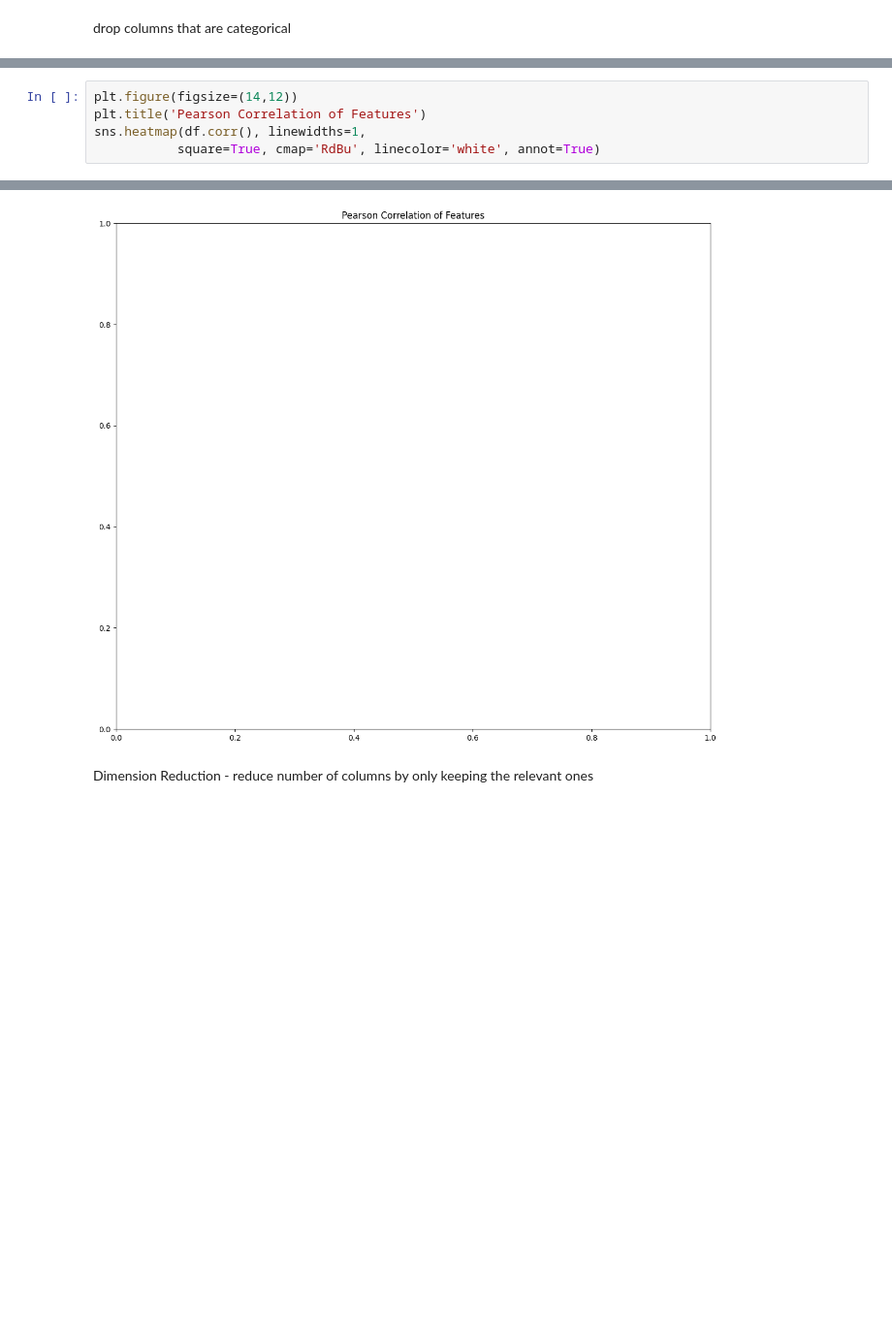
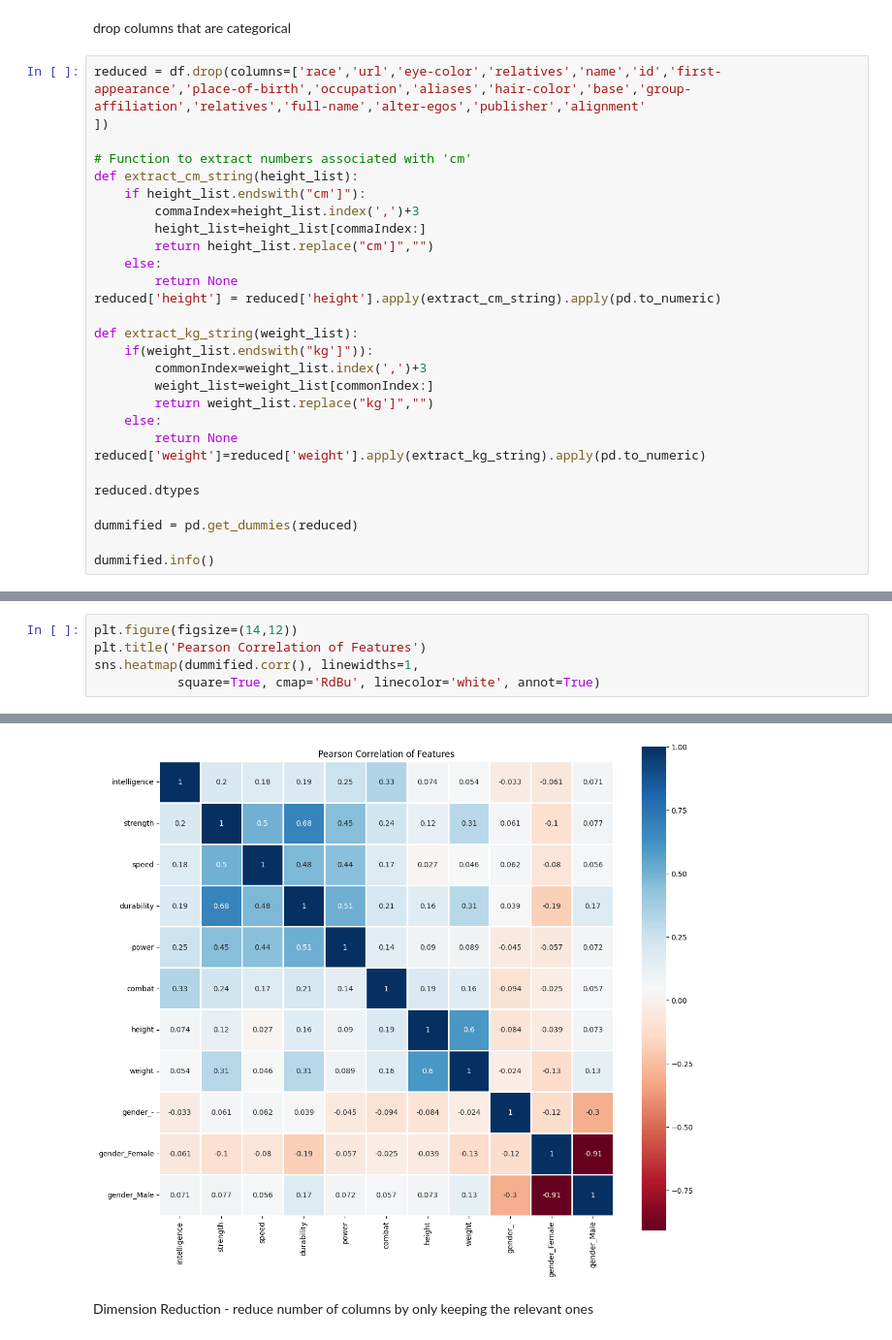
Before and after one commit to chu-david/ecc_dataScience, a Jupyter notebook: 6.dummy.ipynb, the cells around one changed output, grey strips where cells are left out. Shown at 97% size. Saved outputs shown, nothing was run; the diff lists cells and outputs as text; blank space fills up the shorter version.

```diff
--- a/6.dummy.ipynb
+++ b/6.dummy.ipynb
@@ -24,3 +24,31 @@ df = pd.read_csv("assets/superheroes_data.csv", encoding='latin-1')
 5 rows × 26 columns
 # %% [markdown]
 drop columns that are categorical
+# %%
+reduced = df.drop(columns=['race','url','eye-color','relatives','name','id','first-appearance','place-of-birth','occupation','aliases','hair-color','base','group-affiliation','relatives','full-name','alter-egos','publisher','alignment'
+])
+
+# Function to extract numbers associated with 'cm'
+def extract_cm_string(height_list):
+    if height_list.endswith("cm']"):
+        commaIndex=height_list.index(',')+3
+        height_list=height_list[commaIndex:]
+        return height_list.replace("cm']","")
+    else:
+        return None
+reduced['height'] = reduced['height'].apply(extract_cm_string).apply(pd.to_numeric)
+
+def extract_kg_string(weight_list):
+    if(weight_list.endswith("kg']")):
+        commonIndex=weight_list.index(',')+3
+        weight_list=weight_list[commonIndex:]
+        return weight_list.replace("kg']","")
+    else:
+        return None
+reduced['weight']=reduced['weight'].apply(extract_kg_string).apply(pd.to_numeric)
+
+reduced.dtypes
+
+dummified = pd.get_dummies(reduced)
+
+dummified.info()
@@ -27,6 +74,6 @@ drop columns that are categorical
 # %%
 plt.figure(figsize=(14,12))
 plt.title('Pearson Correlation of Features')
-sns.heatmap(df.corr(), linewidths=1,
+sns.heatmap(dummified.corr(), linewidths=1,
            square=True, cmap='RdBu', linecolor='white', annot=True)
 # %% [output]
@@ -34,4 +81,4 @@ ValueError: could not convert string to float: 'A-Bomb'
-[figure, old version]
+[figure, new version]
 # %% [markdown]
 Dimension Reduction - reduce number of columns by only keeping the relevant ones
 # %%
```
Also changed, not shown: parts of 4 cells of this notebook.
